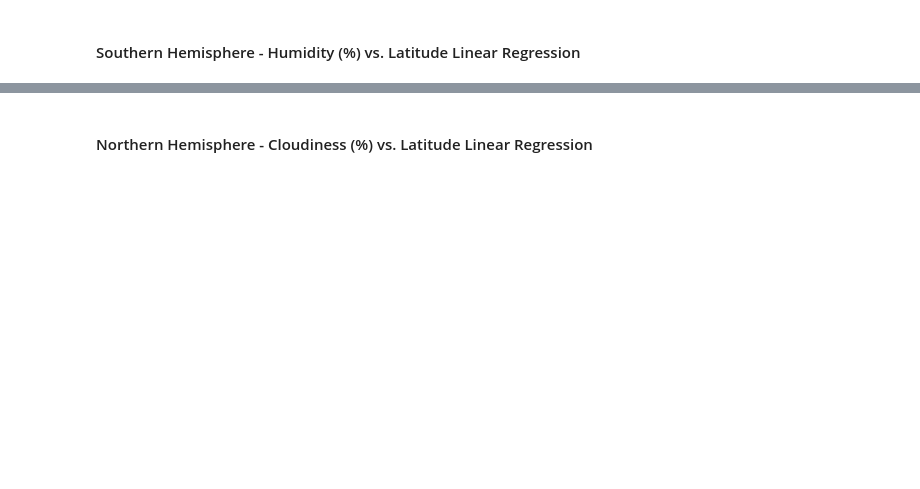
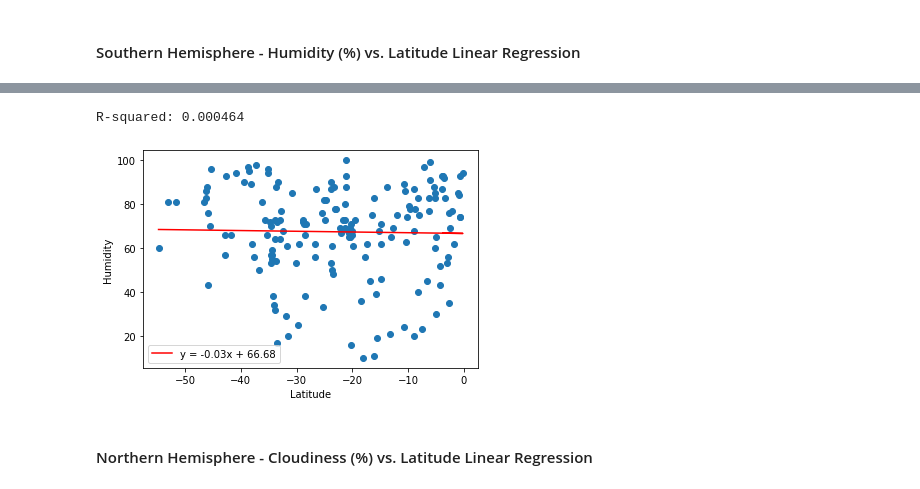
Before and after one commit to TheoF-C/python-api-challenge, a Jupyter notebook: WeatherPy/WeatherPy.ipynb, the cells around one changed output, grey strips where cells are left out. Saved outputs shown, nothing was run; the diff lists cells and outputs as text; code cells hidden in the pictures; blank space fills up the shorter version.

```diff
--- a/WeatherPy/WeatherPy.ipynb
+++ b/WeatherPy/WeatherPy.ipynb
@@ -246,2 +243,7 @@ The r-squared is: 0.14689473425583055
+# %%
+auto_reg(southern_hemisphere['Lat'], southern_hemisphere['Humidity'], 'Latitude', 'Humidity')
+# %% [output]
+R-squared: 0.000464
+[figure, added]
 # %% [markdown]
 ####  Northern Hemisphere - Cloudiness (%) vs. Latitude Linear Regression
```
Also changed, not shown: parts of 11 cells of this notebook.
